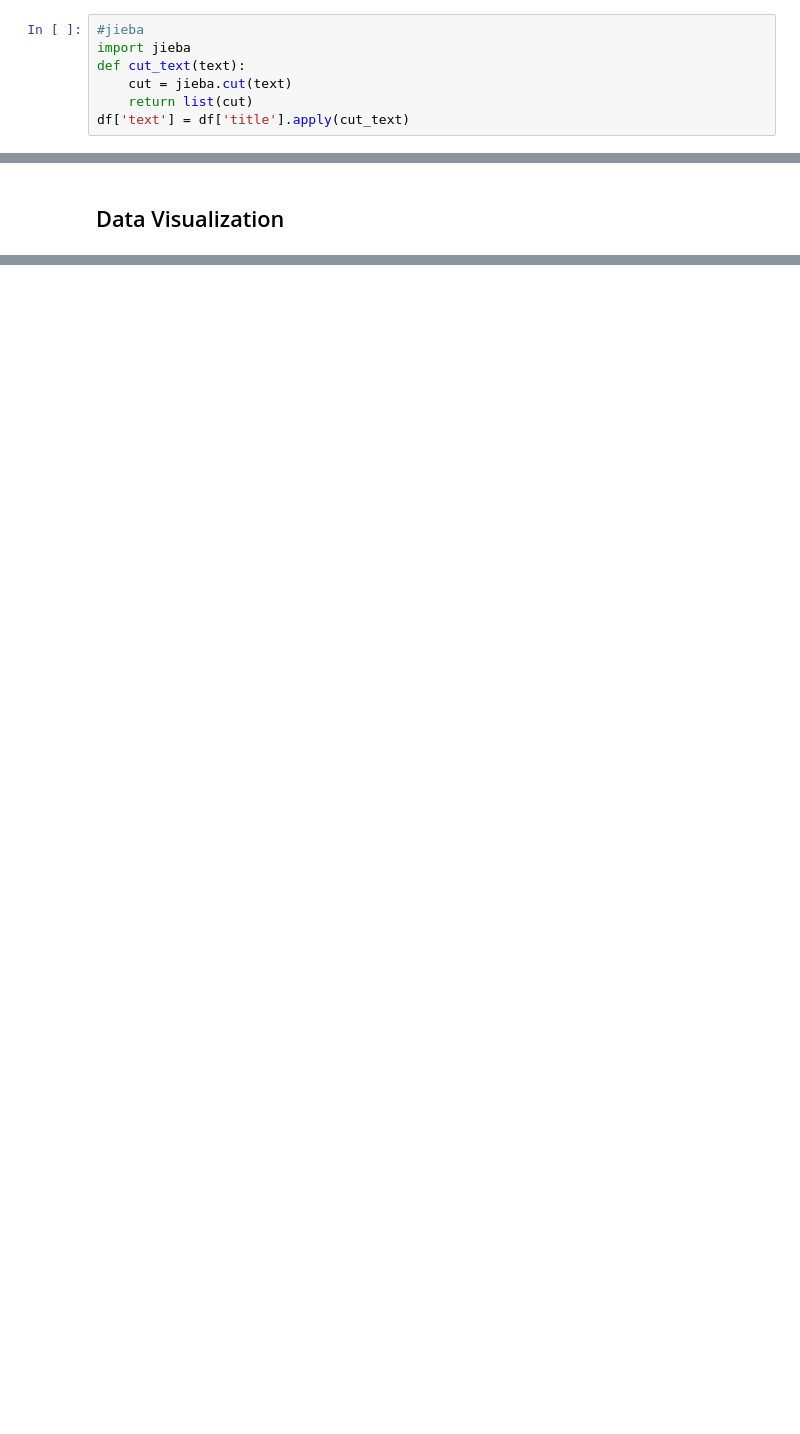
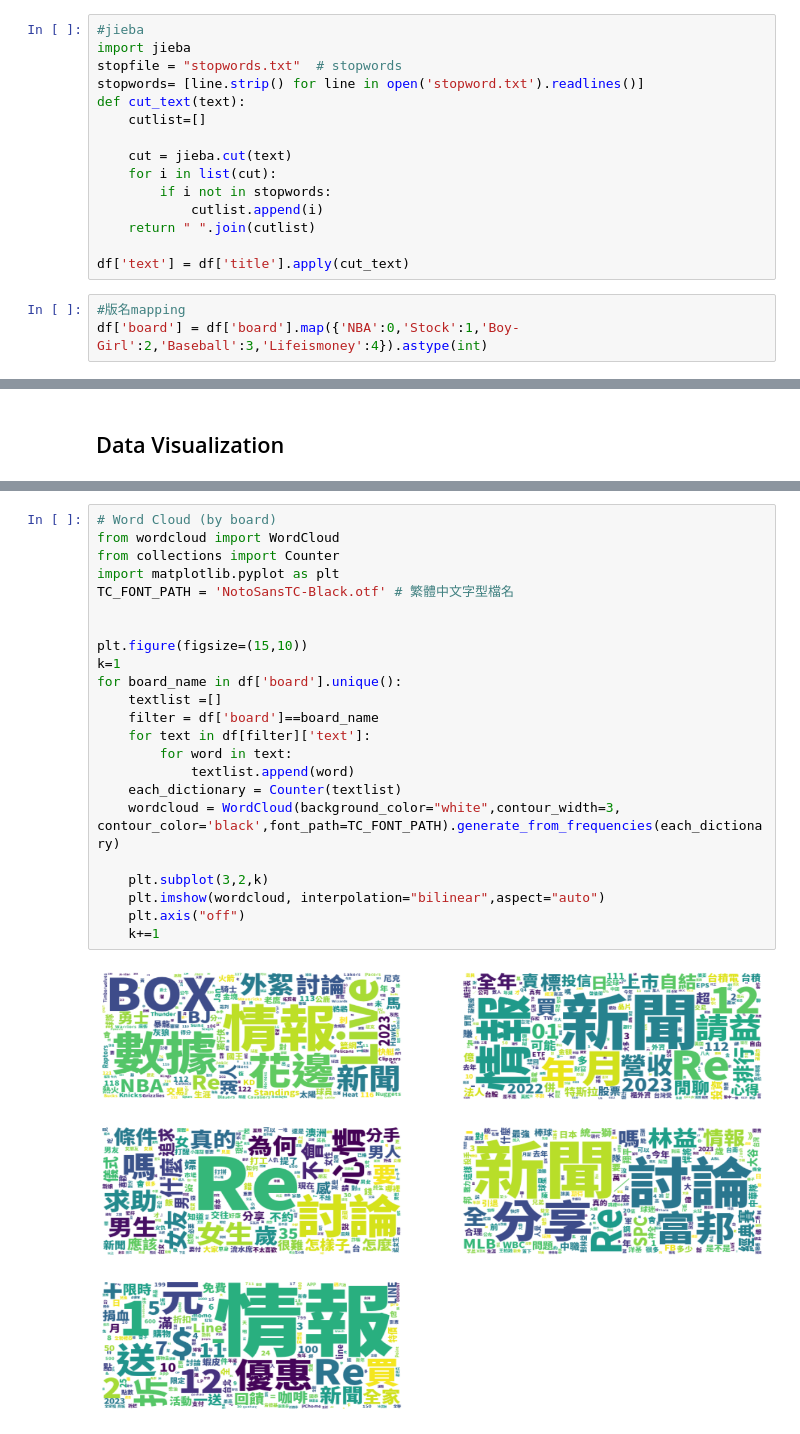
Before and after one commit to YouChengChung/Text_Categorizer_for_Chinese_Community, a Jupyter notebook: PTT.ipynb, the cells around one changed output, grey strips where cells are left out. Cells and saved outputs as stored; diff of their text form; blank space fills up the shorter version.

Commit message:
word cloud

```diff
--- a/PTT.ipynb
+++ b/PTT.ipynb
@@ -220,7 +223,18 @@ df = df.reset_index(drop=True)
 # %%
 #jieba
 import jieba
+stopfile = "stopwords.txt"  # stopwords
+stopwords= [line.strip() for line in open('stopword.txt').readlines()]
 def cut_text(text):
+    cutlist=[]
+
     cut = jieba.cut(text)
-    return list(cut)
+    for i in list(cut):
+        if i not in stopwords:
+            cutlist.append(i)
+    return " ".join(cutlist)
+
 df['text'] = df['title'].apply(cut_text)
+# %%
+#版名mapping
+df['board'] = df['board'].map({'NBA':0,'Stock':1,'Boy-Girl':2,'Baseball':3,'Lifeismoney':4}).astype(int)
@@ -236,0 +276,25 @@ groups.size().plot(kind='bar')
+# %%
+# Word Cloud (by board)
+from wordcloud import WordCloud
+from collections import Counter
+import matplotlib.pyplot as plt
+TC_FONT_PATH = 'NotoSansTC-Black.otf' # 繁體中文字型檔名
+
+
+plt.figure(figsize=(15,10))
+k=1
+for board_name in df['board'].unique():
+    textlist =[]
+    filter = df['board']==board_name
+    for text in df[filter]['text']:
+        for word in text:
+            textlist.append(word)
+    each_dictionary = Counter(textlist)
+    wordcloud = WordCloud(background_color="white",contour_width=3, contour_color='black',font_path=TC_FONT_PATH).generate_from_frequencies(each_dictionary)
+
+    plt.subplot(3,2,k)
+    plt.imshow(wordcloud, interpolation="bilinear",aspect="auto")
+    plt.axis("off")
+    k+=1
+# %% [output]
+[figure, added]
```
Also changed, not shown: parts of 15 cells of this notebook, 1 other file.
